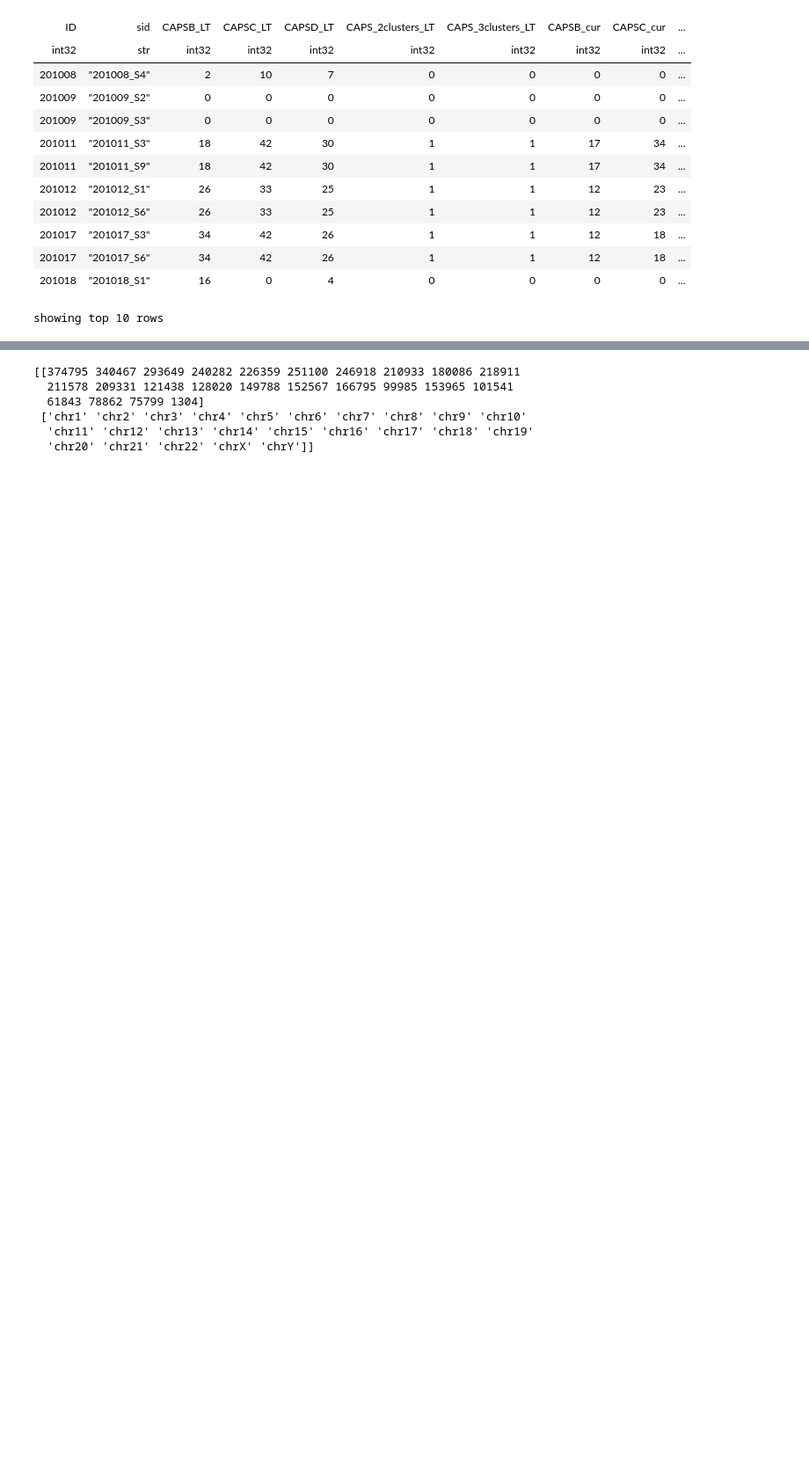
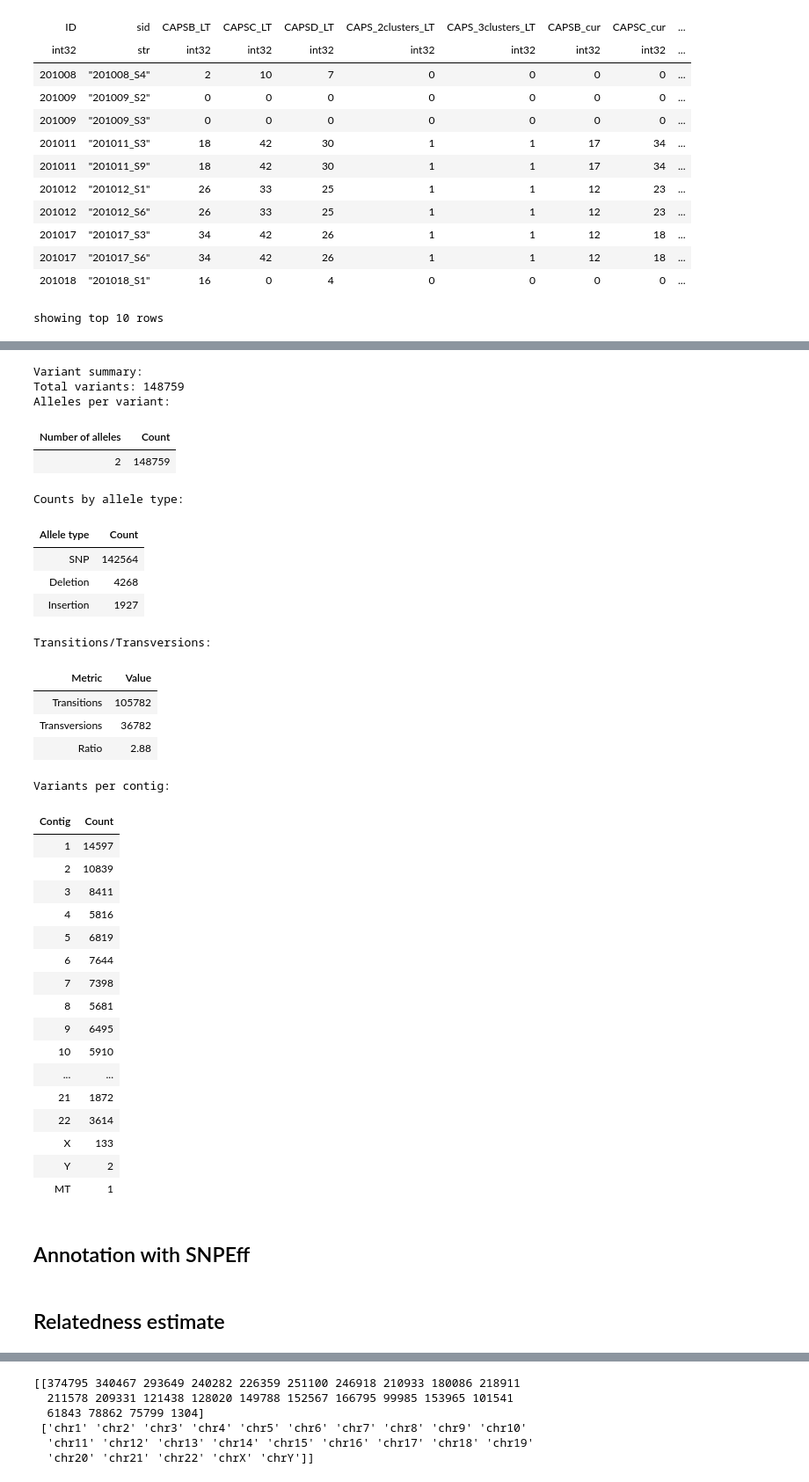
Before and after one commit to burook/SB_whole-exome_sequencing_study, a Jupyter notebook: post_vcf_analysis1.ipynb, the cells around one changed output, grey strips where cells are left out. Shown at 88% size. Drawn from its saved outputs; the diff is of its cells as text; code cells hidden in the pictures; blank space fills up the shorter version.

```diff
--- a/post_vcf_analysis1.ipynb
+++ b/post_vcf_analysis1.ipynb
@@ -331,0 +415,38 @@ Number of variants per chromosome
+# %%
+hl.summarize_variants(mt_rareVariants)
+# %% [output]
+Variant summary:
+Total variants: 148759
+Alleles per variant:
+| Number of alleles | Count |
+| 2 | 148759 |
+Counts by allele type:
+| Allele type | Count |
+| SNP | 142564 |
+| Deletion | 4268 |
+| Insertion | 1927 |
+Transitions/Transversions:
+| Metric | Value |
+| Transitions | 105782 |
+| Transversions | 36782 |
+| Ratio | 2.88 |
+Variants per contig:
+| Contig | Count |
+| 1 | 14597 |
+| 2 | 10839 |
+| 3 | 8411 |
+| 4 | 5816 |
+| 5 | 6819 |
+| 6 | 7644 |
+| 7 | 7398 |
+| 8 | 5681 |
+| 9 | 6495 |
+| 10 | 5910 |
+| ... | ... |
+| 21 | 1872 |
+| 22 | 3614 |
+| X | 133 |
+| Y | 2 |
+| MT | 1 |
+# %% [markdown]
+## Annotation with SNPEff
@@ -331,0 +478,2 @@ Number of variants per chromosome
+# %% [markdown]
+## Relatedness estimate
```
Also changed, not shown: parts of 116 cells of this notebook.
